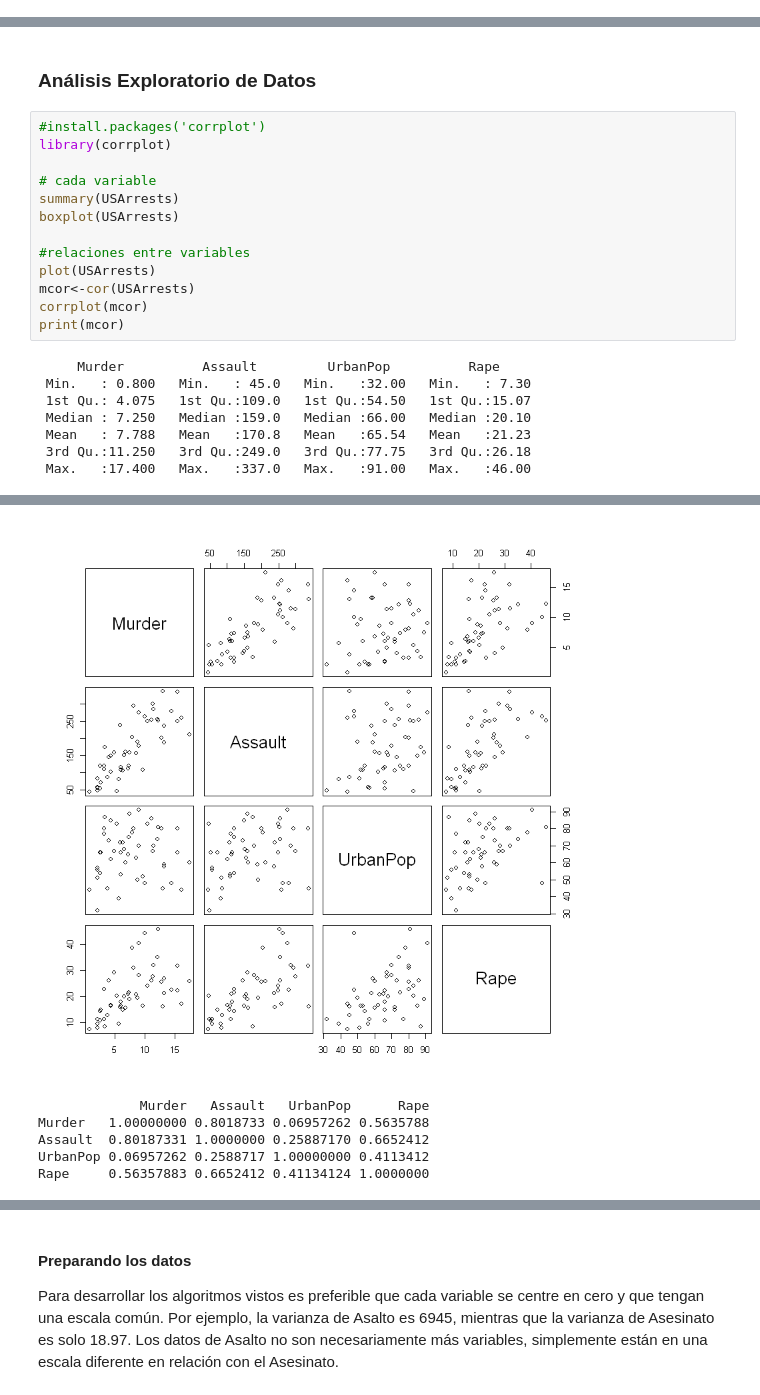
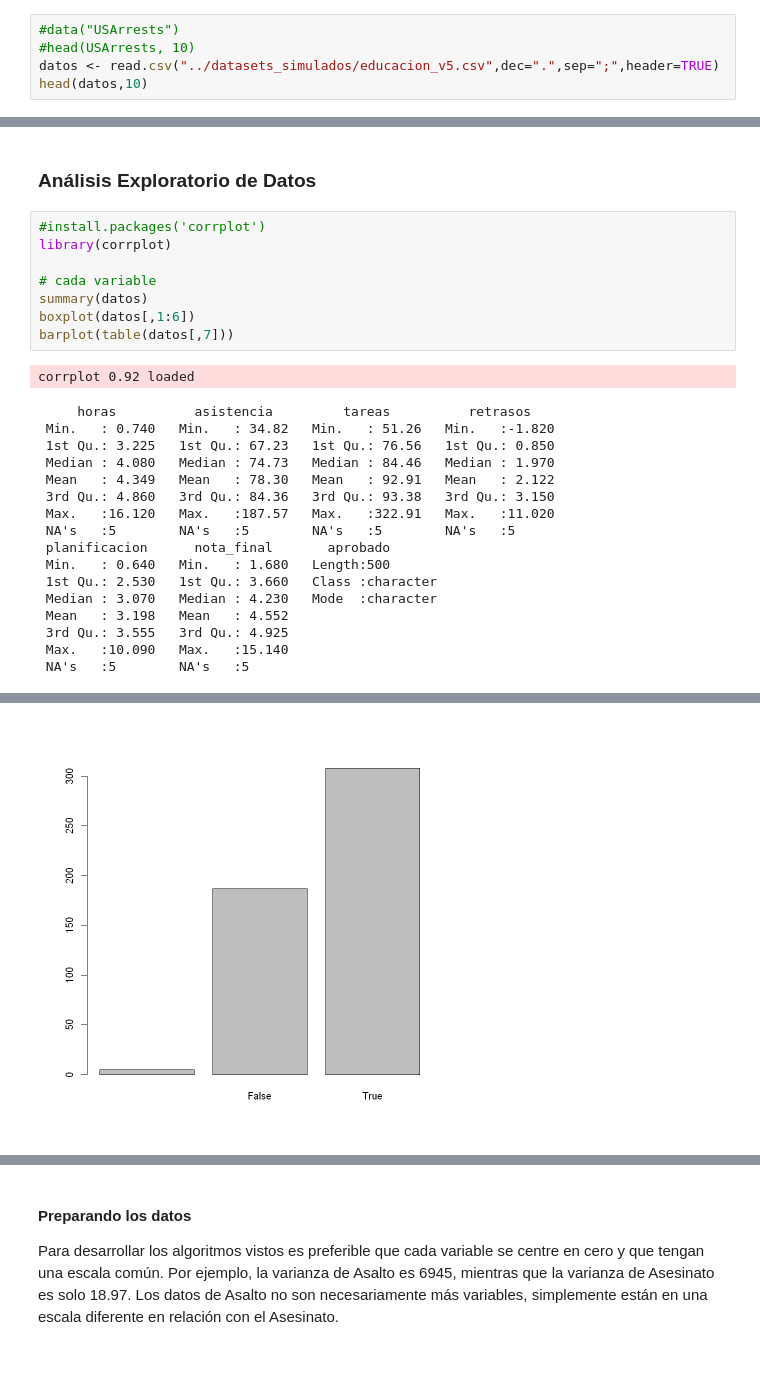
Before and after one commit to elianascheihing/INFO257, a Jupyter notebook: PCA/PCA.ipynb, the cells around one changed output, grey strips where cells are left out. Cells and saved outputs as stored; diff of their text form; blank space fills up the shorter version.

```diff
--- a/PCA/PCA.ipynb
+++ b/PCA/PCA.ipynb
@@ -106,0 +63,5 @@ head(USArrests, 10)
+# %%
+#data("USArrests")
+#head(USArrests, 10)
+datos <- read.csv("../datasets_simulados/educacion_v5.csv",dec=".",sep=";",header=TRUE)
+head(datos,10)
@@ -111,19 +86,24 @@ head(USArrests, 10)
 library(corrplot)
 
 # cada variable
-summary(USArrests)
-boxplot(USArrests)
-
-#relaciones entre variables
-plot(USArrests)
-mcor<-cor(USArrests)
-corrplot(mcor)
-print(mcor)
+summary(datos)
+boxplot(datos[,1:6])
+barplot(table(datos[,7]))
 # %% [output]
-     Murder          Assault         UrbanPop          Rape
- Min.   : 0.800   Min.   : 45.0   Min.   :32.00   Min.   : 7.30
- 1st Qu.: 4.075   1st Qu.:109.0   1st Qu.:54.50   1st Qu.:15.07
- Median : 7.250   Median :159.0   Median :66.00   Median :20.10
- Mean   : 7.788   Mean   :170.8   Mean   :65.54   Mean   :21.23
- 3rd Qu.:11.250   3rd Qu.:249.0   3rd Qu.:77.75   3rd Qu.:26.18
- Max.   :17.400   Max.   :337.0   Max.   :91.00   Max.   :46.00
+corrplot 0.92 loaded
+     horas          asistencia         tareas          retrasos
+ Min.   : 0.740   Min.   : 34.82   Min.   : 51.26   Min.   :-1.820
+ 1st Qu.: 3.225   1st Qu.: 67.23   1st Qu.: 76.56   1st Qu.: 0.850
+ Median : 4.080   Median : 74.73   Median : 84.46   Median : 1.970
+ Mean   : 4.349   Mean   : 78.30   Mean   : 92.91   Mean   : 2.122
+ 3rd Qu.: 4.860   3rd Qu.: 84.36   3rd Qu.: 93.38   3rd Qu.: 3.150
+ Max.   :16.120   Max.   :187.57   Max.   :322.91   Max.   :11.020
+ NA's   :5        NA's   :5        NA's   :5        NA's   :5
+ planificacion      nota_final       aprobado
+ Min.   : 0.640   Min.   : 1.680   Length:500
+ 1st Qu.: 2.530   1st Qu.: 3.660   Class :character
+ Median : 3.070   Median : 4.230   Mode  :character
+ Mean   : 3.198   Mean   : 4.552
+ 3rd Qu.: 3.555   3rd Qu.: 4.925
+ Max.   :10.090   Max.   :15.140
+ NA's   :5        NA's   :5
@@ -131,6 +111 @@ print(mcor)
-[figure, old version]
+[figure, new version]
-             Murder   Assault   UrbanPop      Rape
-Murder   1.00000000 0.8018733 0.06957262 0.5635788
-Assault  0.80187331 1.0000000 0.25887170 0.6652412
-UrbanPop 0.06957262 0.2588717 1.00000000 0.4113412
-Rape     0.56357883 0.6652412 0.41134124 1.0000000
```
Also changed, not shown: parts of 28 cells of this notebook, 30 other files.
